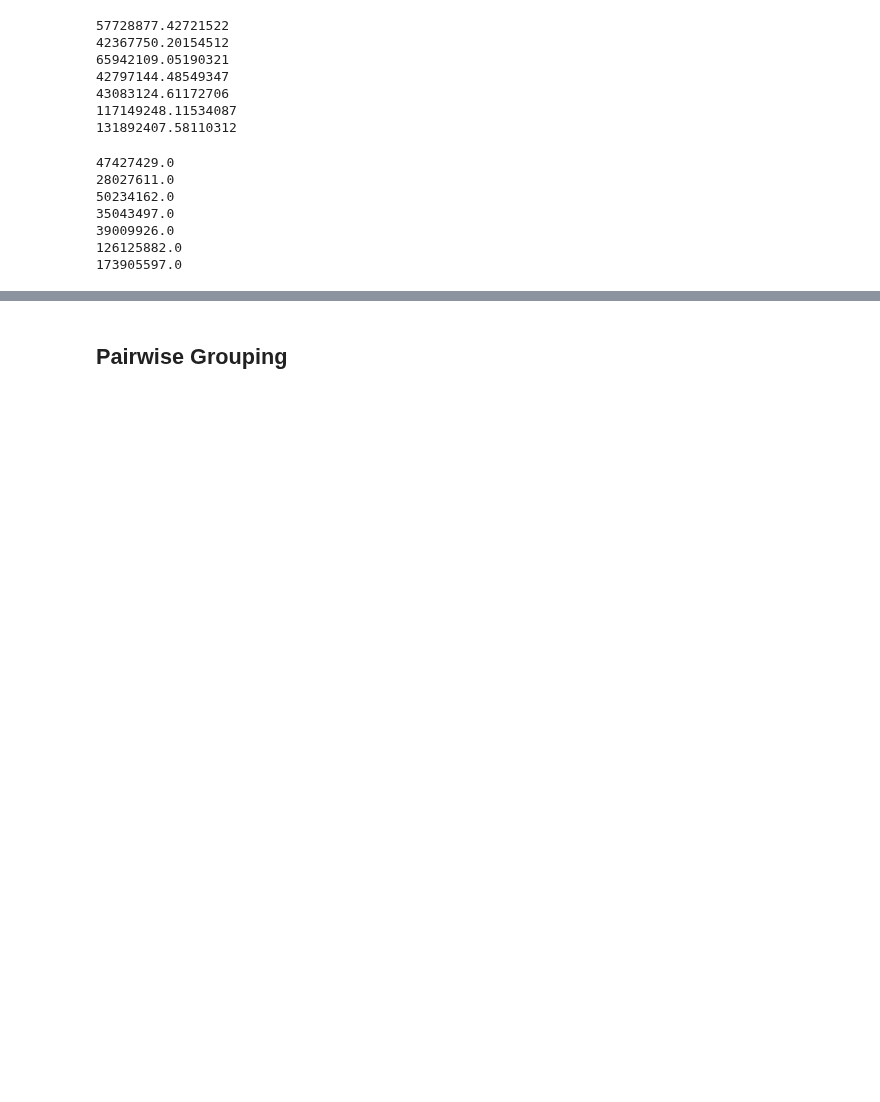
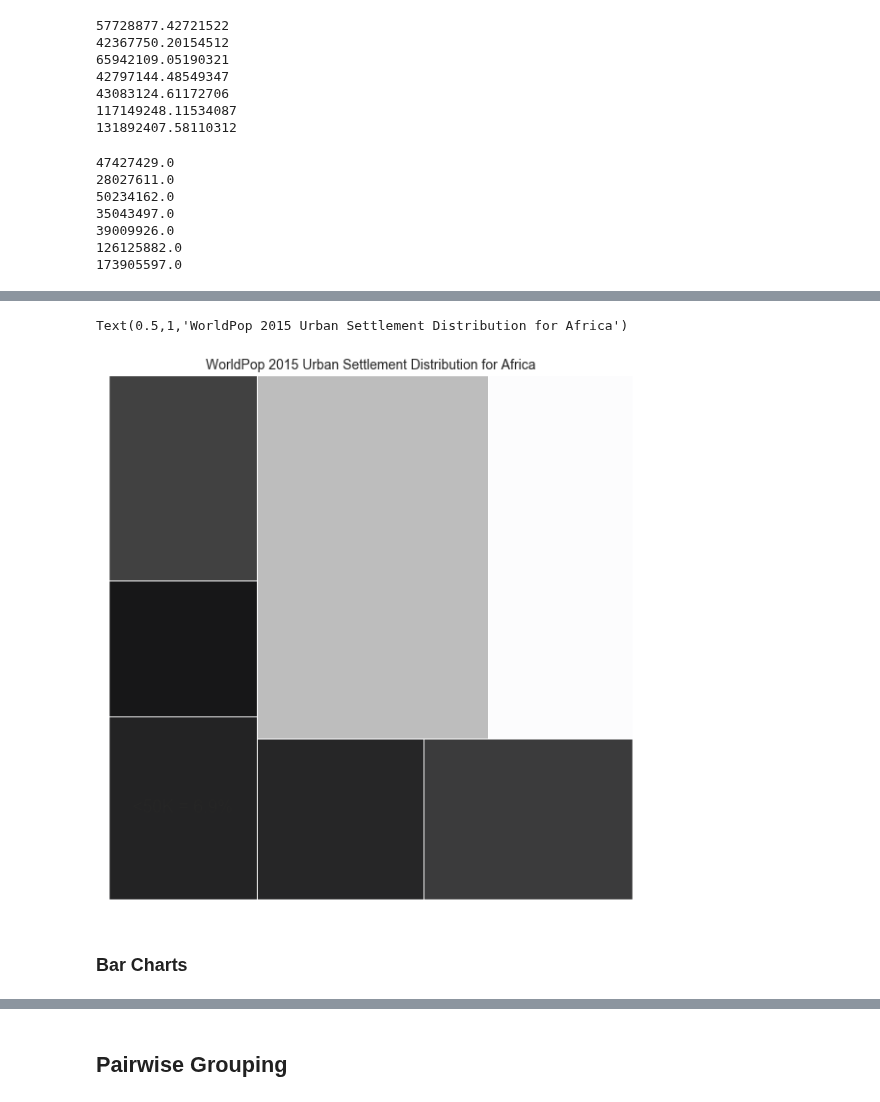
Before and after one commit to cascadet/AfricaUrbanPop, a Jupyter notebook: notebooks/jupyter/Descriptives.ipynb, the cells around one changed output, grey strips where cells are left out. Saved outputs shown, nothing was run; the diff lists cells and outputs as text; code cells hidden in the pictures; blank space fills up the shorter version.

```diff
--- a/notebooks/jupyter/Descriptives.ipynb
+++ b/notebooks/jupyter/Descriptives.ipynb
@@ -491,3 +629,59 @@ WPE2016_50k_pct
+# %%
+# labels
+# labels = {'<50K': WP2015_50k, '50-100K': WP2015_100k, '100-150K':WP2015_250k,
+#     '250-500K' : WP2015_500k, '500K-1M' : WP2015_1m, '1-5M' : WP2015_5m, '>5M' : WP2015_5mplus
+#              }
+#labels = WP2000_chunks_pct
+
+labels = ['<50K = '+str(WP2015_chunks_pct[0])+'%', ]
+
+sns.set(font_scale=1.5)
+
+# Colors
+# cmap = matplotlib.cm.Greens_r
+# mini, maxi = WP2015_chunks_pct.min(), WP2015_chunks_pct.max()
+# norm = matplotlib.colors.Normalize(vmin=mini, vmax=maxi)
+# colors = [cmap(norm(value)) for value in WP2015_chunks_pct]
+#colors[1] = "#FBFCFE"
+
+norm = matplotlib.colors.Normalize(vmin=min(WP2015_chunks_pct), vmax=max(WP2015_chunks_pct))
+colors = [matplotlib.cm.Greys_r(norm(value)) for value in WP2015_chunks_pct]
+
+
+# make plot
+fig = plt.figure(figsize=(12, 10))
+fig.suptitle("", fontsize=20)
+ax = fig.add_subplot(111, aspect="equal")
+ax = squarify.plot(WP2000_chunks_pct, color = colors, label=labels, ax=ax, alpha=0.9)
+# color = colors, labels = labels
+
+
+ax.set_xticks([])
+ax.set_yticks([])
+ax.set_title("WorldPop 2015 Urban Settlement Distribution for Africa", fontsize=14)
+
+# color bar
+# create dummy invisible image with a color map
+# img = plt.imshow([df2.p11_pop], cmap=cmap)
+# img.set_visible(False)
+# fig.colorbar(img, orientation="vertical", shrink=.96)
+
+# fig.text(.76, .9, "Population", fontsize=14)
+# fig.text(.5, 0.1,
+#          "Superficie totale %d km2, Population de la CAPP : %d hab" % (df2.superf.sum(), df2.p11_pop.sum()),
+#          fontsize=14,
+#          ha="center")
+# fig.text(.5, 0.07,
+#          "Source : http://opendata.agglo-pau.fr/",
+#          fontsize=14,
+#          ha="center")
+
+# plt.show()
+# %% [output]
+Text(0.5,1,'WorldPop 2015 Urban Settlement Distribution for Africa')
+[figure, added]
+# %% [markdown]
+### Bar Charts
 # %%
 # import plotly.plotly as py
 # import plotly.tools as tls
```
Also changed, not shown: parts of 15 cells of this notebook.
